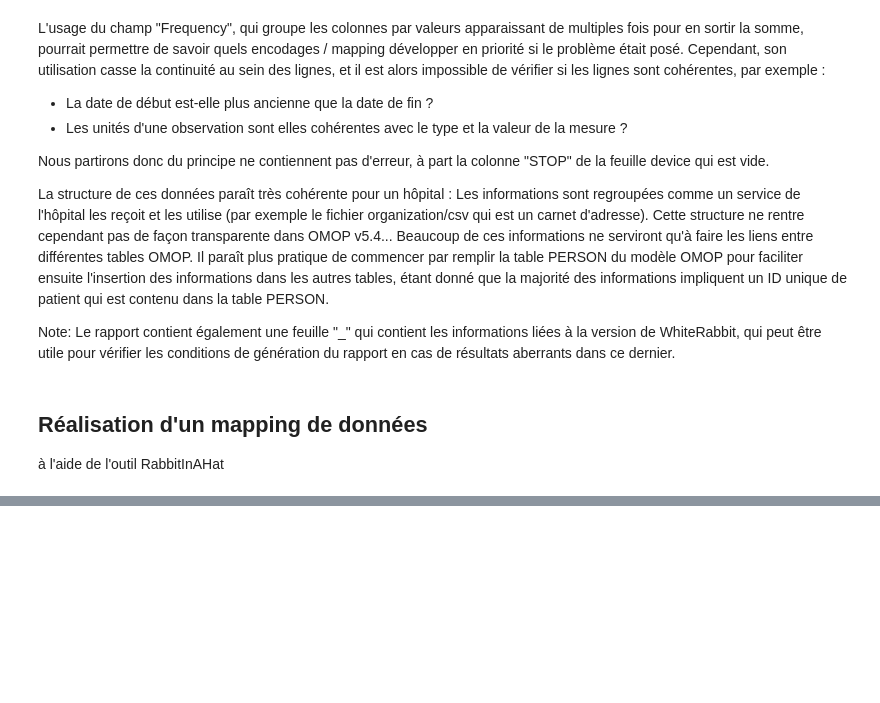
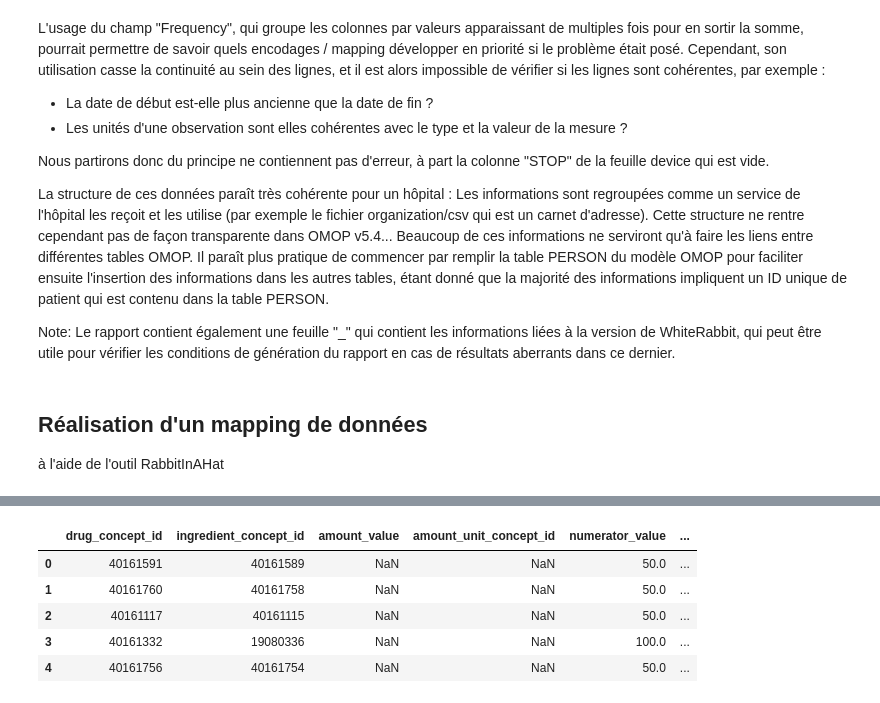
Before and after one commit to Ckdpa/aphp-interop, a Jupyter notebook: Part 1 - Data analysis and ETL.ipynb, the cells around one changed output, grey strips where cells are left out. Cells and saved outputs as stored; diff of their text form; code cells hidden in the pictures; blank space fills up the shorter version.

```diff
--- a/Part 1 - Data analysis and ETL.ipynb
+++ b/Part 1 - Data analysis and ETL.ipynb
@@ -497,0 +475,14 @@ dtype: object
+# %%
+import pandas as pd
+
+df = pd.read_table("/home/felix/epita/aphp-interop/save/DRUG_STRENGTH.csv")
+df["box-size"] = df["box_size"].fillna(1, inplace=True)
+df.to_table("/home/felix/epita/aphp-interop/omop_vocabulary/DRUG_STRENGTH_2.csv", index=False)
+df.head(5)
+# %% [output]
+|  | drug_concept_id | ingredient_concept_id | amount_value | amount_unit_concept_id | numerator_value | ... |
+| 0 | 40161591 | 40161589 | NaN | NaN | 50.0 | ... |
+| 1 | 40161760 | 40161758 | NaN | NaN | 50.0 | ... |
+| 2 | 40161117 | 40161115 | NaN | NaN | 50.0 | ... |
+| 3 | 40161332 | 19080336 | NaN | NaN | 100.0 | ... |
+| 4 | 40161756 | 40161754 | NaN | NaN | 50.0 | ... |
```
Also changed, not shown: parts of 13 cells of this notebook.
